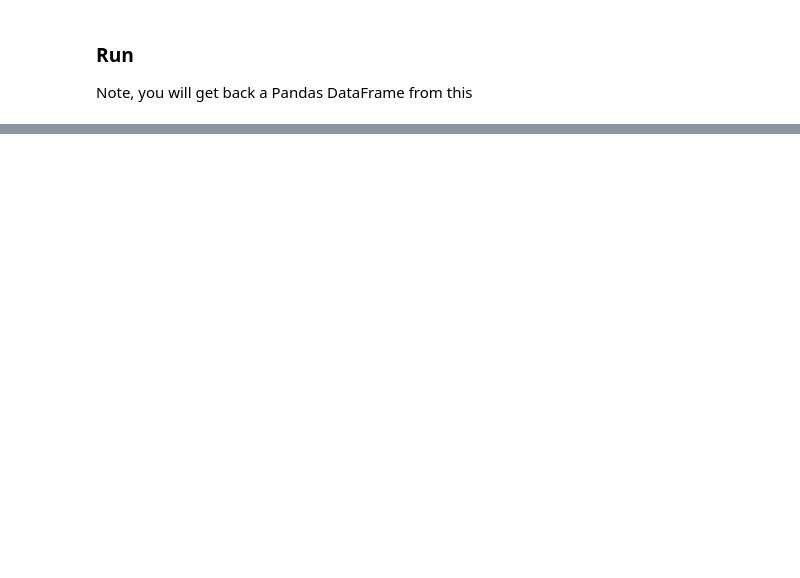
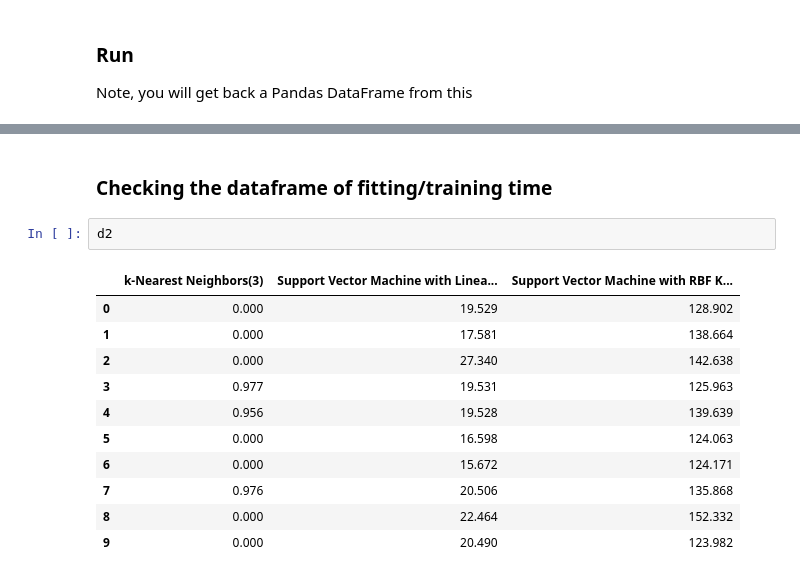
Before and after one commit to tirthajyoti/mldsutils, a Jupyter notebook: index.ipynb, the cells around one changed output, grey strips where cells are left out. Saved outputs shown, nothing was run; the diff lists cells and outputs as text; blank space fills up the shorter version.

```diff
--- a/index.ipynb
+++ b/index.ipynb
@@ -63,0 +86,16 @@ d1
+# %% [markdown]
+### Checking the dataframe of fitting/training time
+# %%
+d2
+# %% [output]
+|  | k-Nearest Neighbors(3) | Support Vector Machine with Linea... | Support Vector Machine with RBF K... |
+| 0 | 0.000 | 19.529 | 128.902 |
+| 1 | 0.000 | 17.581 | 138.664 |
+| 2 | 0.000 | 27.340 | 142.638 |
+| 3 | 0.977 | 19.531 | 125.963 |
+| 4 | 0.956 | 19.528 | 139.639 |
+| 5 | 0.000 | 16.598 | 124.063 |
+| 6 | 0.000 | 15.672 | 124.171 |
+| 7 | 0.976 | 20.506 | 135.868 |
+| 8 | 0.000 | 22.464 | 152.332 |
+| 9 | 0.000 | 20.490 | 123.982 |
```
Also changed, not shown: parts of 21 cells of this notebook, 7 other files.
